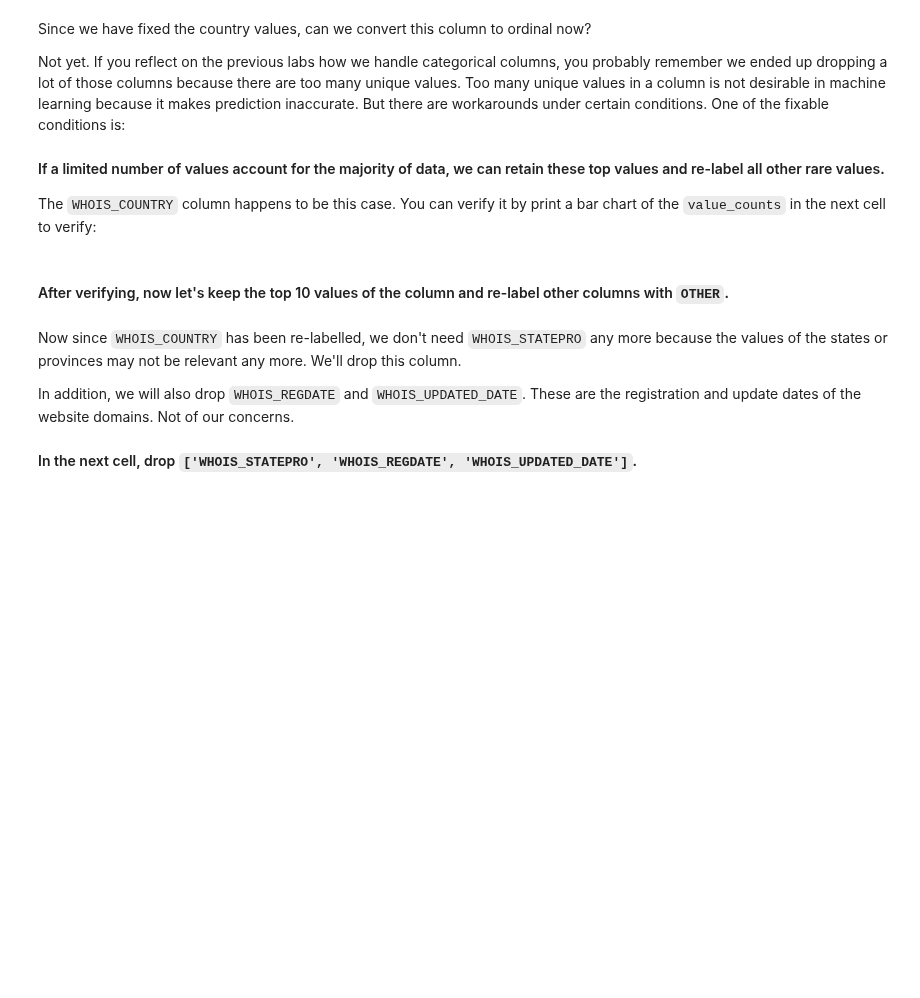
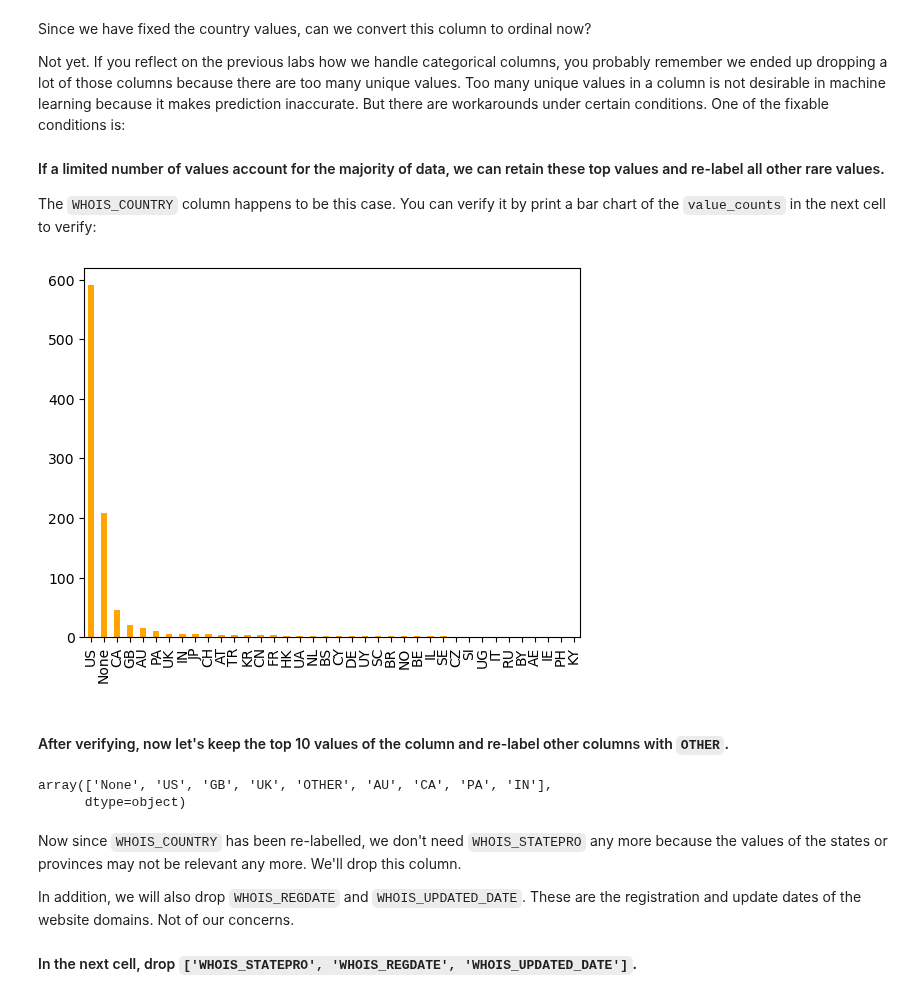
Before and after one commit to ta-data-lis/lab-supervised-learning, a Jupyter notebook: your-code/main.ipynb, the cells around one changed output. Drawn from its saved outputs; the diff is of its cells as text; code cells hidden in the pictures; blank space fills up the shorter version.

```diff
--- a/your-code/main.ipynb
+++ b/your-code/main.ipynb
@@ -80,6 +185,7 @@ If you remember in the previous labs, we drop a column if the column contains a
 #### In the cells below, handle the missing values from the dataset. Remember to comment the rationale of your decisions.
 # %%
 # Your code here
+websites = websites.dropna()
 # %%
 # Your comment here
 # %% [markdown]
@@ -115,0 +248,10 @@ How to handle string columns is always case by case. Let's start by working on `
+# %%
+columns = {
+    "Cyprus": "CY",
+    "us": "US",
+    "se": "SE",
+    "United Kingdom": "GB",
+    "[u'GB'; u'UK']": "GB"
+}
+
+websites["WHOIS_COUNTRY"].replace(columns, inplace = True)
@@ -126,2 +273,9 @@ The `WHOIS_COUNTRY` column happens to be this case. You can verify it by print a
+# %%
+# Your code here
+count = pd.value_counts(websites["WHOIS_COUNTRY"])
+count.plot(kind = "bar", color = "orange")
+plt.show()
+# %% [output]
+[figure, added]
 # %% [markdown]
 #### After verifying, now let's keep the top 10 values of the column and re-label other columns with `OTHER`.
@@ -130,3 +287,8 @@ The `WHOIS_COUNTRY` column happens to be this case. You can verify it by print a
+# %%
+websites["WHOIS_COUNTRY"].unique()
+# %% [output]
+array(['None', 'US', 'GB', 'UK', 'OTHER', 'AU', 'CA', 'PA', 'IN'],
+      dtype=object)
 # %% [markdown]
 Now since `WHOIS_COUNTRY` has been re-labelled, we don't need `WHOIS_STATEPRO` any more because the values of the states or provinces may not be relevant any more. We'll drop this column.
 
```
Also changed, not shown: parts of 46 cells of this notebook, 1 other file.
